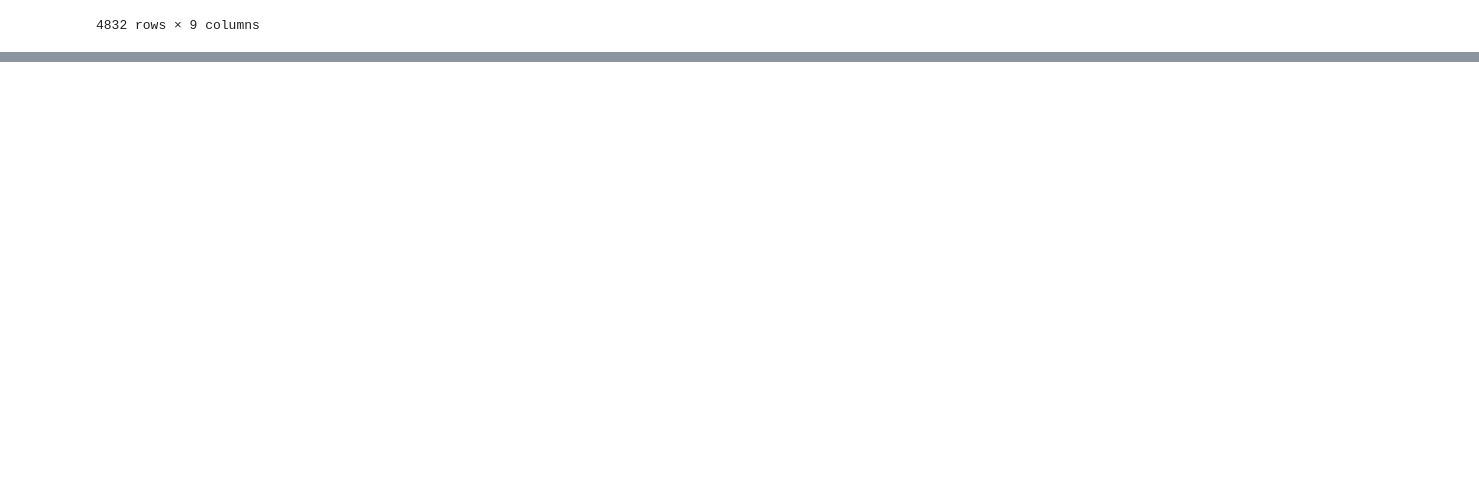
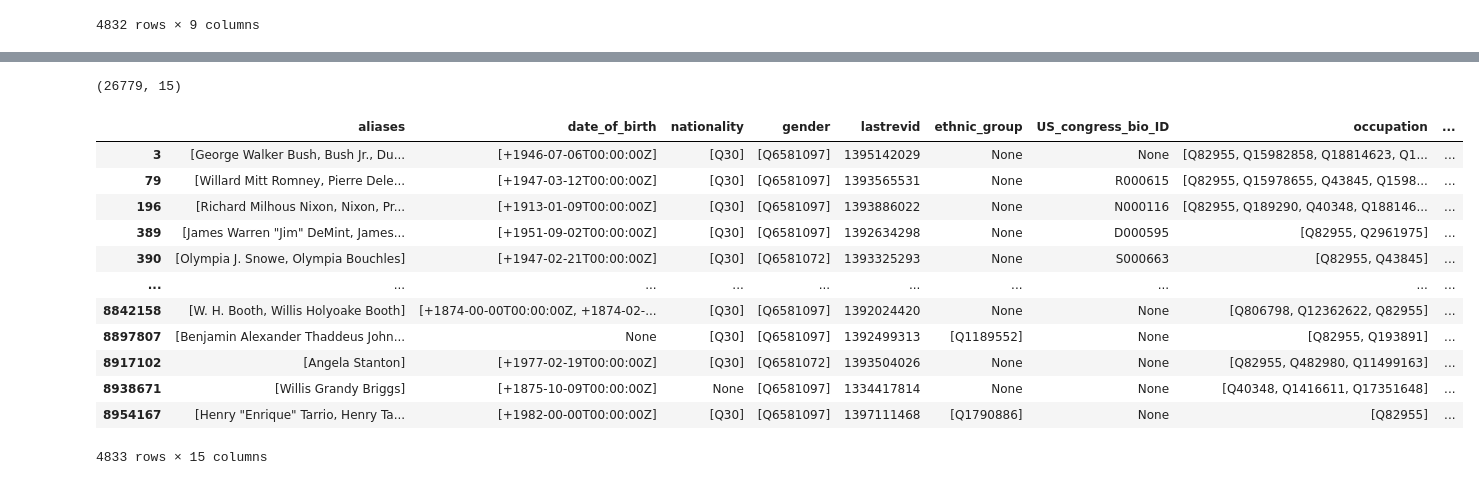
Before and after one commit to epfl-ada/ada-2021-project-mmng, a Jupyter notebook: michael_file_io.ipynb, the cells around one changed output, grey strips where cells are left out. Drawn from its saved outputs; the diff is of its cells as text; code cells hidden in the pictures; blank space fills up the shorter version.

```diff
--- a/michael_scrap.ipynb
+++ b/michael_file_io.ipynb
@@ -136,0 +159,7 @@ df_quotes[df_quotes['qids'].map(lambda x: len(x)) == 1]
+# %%
+# df_sa['party'] != None
+
+import numpy
+
+a=df_sa['party'].map(lambda x: x != None).map(lambda x: x.any() if isinstance(x, np.ndarray) else x)
+a
@@ -154,0 +183,26 @@ df_quotes.join(df_sa, on='')
+# %%
+republicans = df_sa[a]['party'].map(lambda x: 'Q29468' in x)
+# %%
+republicans = df_sa[a][republicans]
+# %%
+republicans.shape
+# %% [output]
+(26779, 15)
+# %%
+republicans = republicans[republicans['aliases'].notna()]
+# %%
+republicans
+# %% [output]
+|  | aliases | date_of_birth | nationality | gender | lastrevid | ethnic_group | US_congress_bio_ID | occupation | ... |
+| 3 | [George Walker Bush, Bush Jr., Du... | [+1946-07-06T00:00:00Z] | [Q30] | [Q6581097] | 1395142029 | None | None | [Q82955, Q15982858, Q18814623, Q1... | ... |
+| 79 | [Willard Mitt Romney, Pierre Dele... | [+1947-03-12T00:00:00Z] | [Q30] | [Q6581097] | 1393565531 | None | R000615 | [Q82955, Q15978655, Q43845, Q1598... | ... |
+| 196 | [Richard Milhous Nixon, Nixon, Pr... | [+1913-01-09T00:00:00Z] | [Q30] | [Q6581097] | 1393886022 | None | N000116 | [Q82955, Q189290, Q40348, Q188146... | ... |
+| 389 | [James Warren "Jim" DeMint, James... | [+1951-09-02T00:00:00Z] | [Q30] | [Q6581097] | 1392634298 | None | D000595 | [Q82955, Q2961975] | ... |
+| 390 | [Olympia J. Snowe, Olympia Bouchles] | [+1947-02-21T00:00:00Z] | [Q30] | [Q6581072] | 1393325293 | None | S000663 | [Q82955, Q43845] | ... |
+| ... | ... | ... | ... | ... | ... | ... | ... | ... | ... |
+| 8842158 | [W. H. Booth, Willis Holyoake Booth] | [+1874-00-00T00:00:00Z, +1874-02-... | [Q30] | [Q6581097] | 1392024420 | None | None | [Q806798, Q12362622, Q82955] | ... |
+| 8897807 | [Benjamin Alexander Thaddeus John... | None | [Q30] | [Q6581097] | 1392499313 | [Q1189552] | None | [Q82955, Q193891] | ... |
+| 8917102 | [Angela Stanton] | [+1977-02-19T00:00:00Z] | [Q30] | [Q6581072] | 1393504026 | None | None | [Q82955, Q482980, Q11499163] | ... |
+| 8938671 | [Willis Grandy Briggs] | [+1875-10-09T00:00:00Z] | None | [Q6581097] | 1334417814 | None | None | [Q40348, Q1416611, Q17351648] | ... |
+| 8954167 | [Henry "Enrique" Tarrio, Henry Ta... | [+1982-00-00T00:00:00Z] | [Q30] | [Q6581097] | 1397111468 | [Q1790886] | None | [Q82955] | ... |
+4833 rows × 15 columns
```
Also changed, not shown: parts of 7 cells of this notebook, 2 other files.
